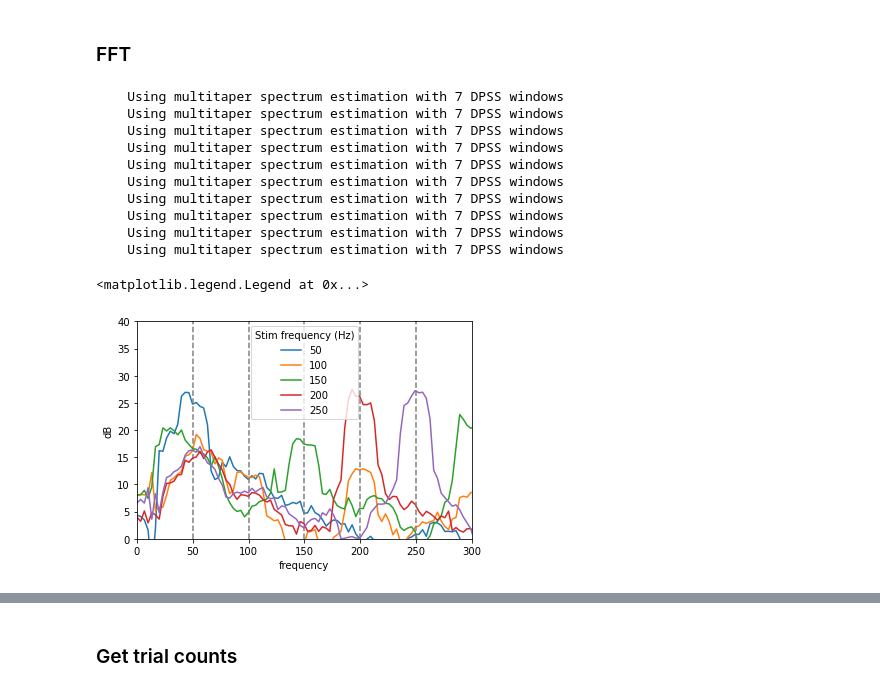
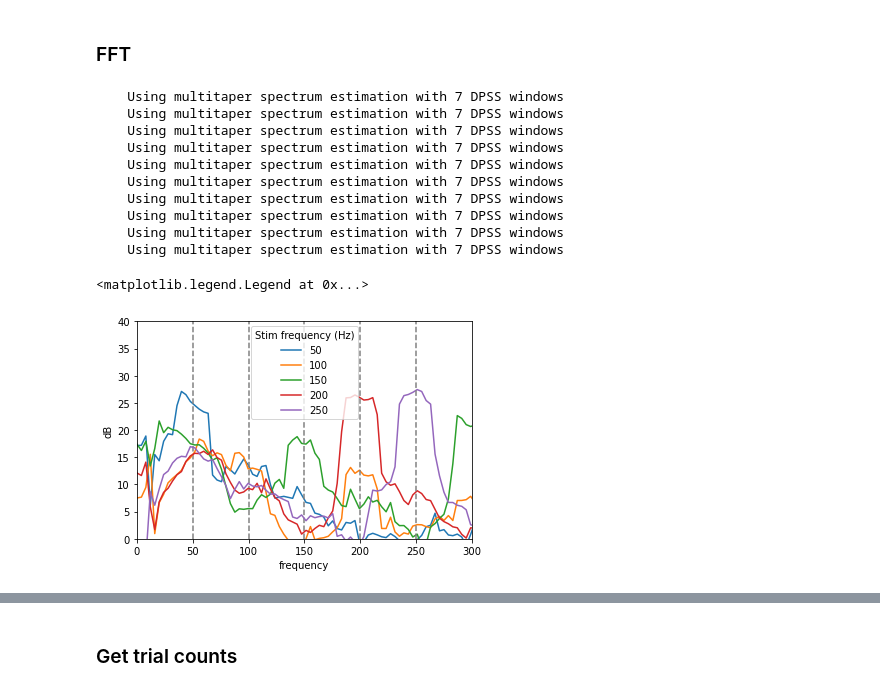
Before and after one commit to letitiayhho/eeg_pitch_tracking, a Jupyter notebook: scripts/plot-ffr.ipynb, the cells around one changed output, grey strips where cells are left out. Saved outputs shown, nothing was run; the diff lists cells and outputs as text; code cells hidden in the pictures.

Commit message:
Save plots

```diff
--- a/scripts/plot-ffr.ipynb
+++ b/scripts/plot-ffr.ipynb
@@ -106,39 +106,39 @@ Need more than one channel to make topography for eeg. Disabling interactivity.
 ### FFT
 # %%
 def plot_power_spectrum(evokeds, stim_freq):
-    poststim = evokeds.compute_psd(tmin = 0., tmax = None)
-    baseline = evokeds.compute_psd(tmin = None, tmax = 0.)
+    poststim = evokeds.compute_psd(tmin = 0., tmax = 0.25)
+    baseline = evokeds.compute_psd(tmin = -0.25, tmax = 0.)
     power = 10 * np.log10(poststim.get_data() / baseline.get_data())
     power = np.squeeze(power)
     freqs = poststim.freqs
 
     plt.plot(freqs, power, label = str(stim_freq))
     plt.xlabel('frequency')
     plt.ylabel('dB')
     plt.xlim(0, 300)
     plt.ylim(0, 40)
     plt.axvline(stim_freq, linestyle = '--', color = 'grey')
 #     plt.show()
 
 plot_power_spectrum(evokeds['50'], 50)
 plot_power_spectrum(evokeds['100'], 100)
 plot_power_spectrum(evokeds['150'], 150)
 plot_power_spectrum(evokeds['200'], 200)
 plot_power_spectrum(evokeds['250'], 250)
 plt.legend(title = 'Stim frequency (Hz)')
 # %% [output]
     Using multitaper spectrum estimation with 7 DPSS windows
     Using multitaper spectrum estimation with 7 DPSS windows
     Using multitaper spectrum estimation with 7 DPSS windows
     Using multitaper spectrum estimation with 7 DPSS windows
     Using multitaper spectrum estimation with 7 DPSS windows
     Using multitaper spectrum estimation with 7 DPSS windows
     Using multitaper spectrum estimation with 7 DPSS windows
     Using multitaper spectrum estimation with 7 DPSS windows
     Using multitaper spectrum estimation with 7 DPSS windows
     Using multitaper spectrum estimation with 7 DPSS windows
 <matplotlib.legend.Legend at 0x...>
-[figure, old version]
+[figure, new version]
 # %%
 x = evokeds['50'].get_data()
 time_step = 1 / fs
```
Also changed, not shown: parts of 6 cells of this notebook.
